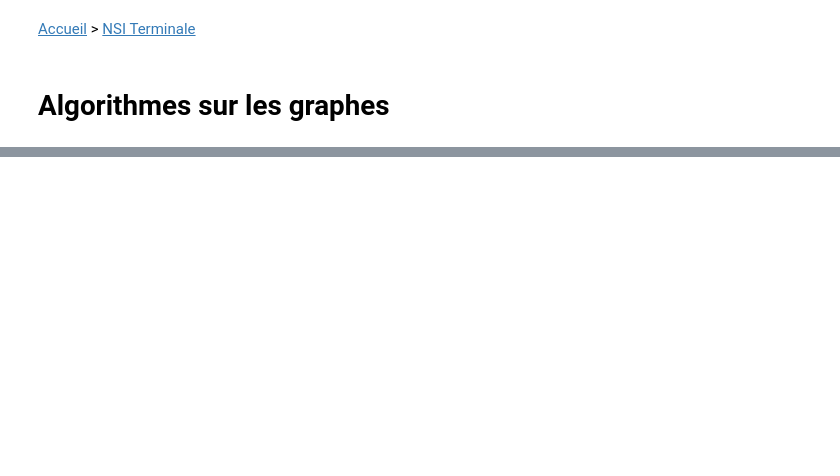
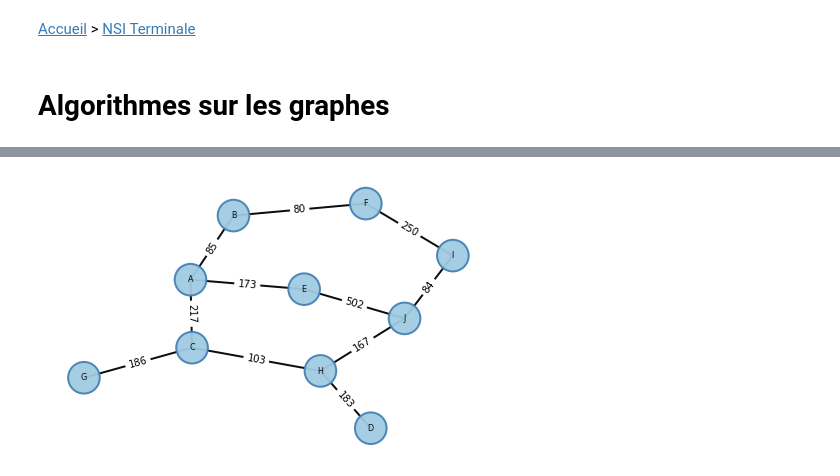
Before and after one commit to saintlouis29/coursNSI, a Jupyter notebook: Terminale/6_Algorithmique/6.2_Algorithmes_sur_les_graphes/index.ipynb, the cells around one changed output, grey strips where cells are left out. Cells and saved outputs as stored; diff of their text form; code cells hidden in the pictures; blank space fills up the shorter version.

```diff
--- a/Terminale/6_Algorithmique/6.2_Algorithmes_sur_les_graphes/index.ipynb
+++ b/Terminale/6_Algorithmique/6.2_Algorithmes_sur_les_graphes/index.ipynb
@@ -55,0 +312,45 @@ Distances{'A': 0, 'B': 15, 'C': 4, 'E': 9, 'D': 6}
+# %%
+import matplotlib.pyplot as plt
+import networkx as nx
+
+# Instantiation d'un graphe
+G2 = nx.Graph()
+edges = [('A', 'B', 85),
+         ('A', 'C', 217),
+         ('A', 'E', 173),
+         ('B', 'F', 80),
+         ('C', 'H', 103),
+         ('C', 'G', 186),
+         ('D', 'H', 183),
+         ('E', 'J', 502),
+         ('F', 'I', 250),
+         ('H', 'J', 167),
+         ('I', 'J', 84),
+        ]
+# Ajout des arêtes pondérés
+for edge in edges:
+    G2.add_edge(edge[0], edge[1], weight=edge[2])
+
+
+# rendu du graphe
+options = {
+    "font_size": 8,
+    "node_size": 1000,
+    "edgecolors": "#4682B4",
+    "alpha": 0.95,
+    "linewidths": 2,
+    "width": 2,
+}
+plt.figure(figsize=(8,5))
+plt.axis('off')
+
+edge_labels = nx.get_edge_attributes(G2,'weight')
+pos = nx.nx_agraph.graphviz_layout(G2)
+color_map=['#A0CBE2' for node in G2]
+#color_map=['#FFA500' if node=='A' else '#A0CBE2' for node in G]
+nx.draw(G2, pos, node_color=color_map, with_labels=True, **options)
+nx.draw_networkx_edge_labels(G2, pos, edge_labels = edge_labels)
+
+plt.show()
+# %% [output]
+[figure, added]
```
Also changed, not shown: parts of 38 cells of this notebook.
